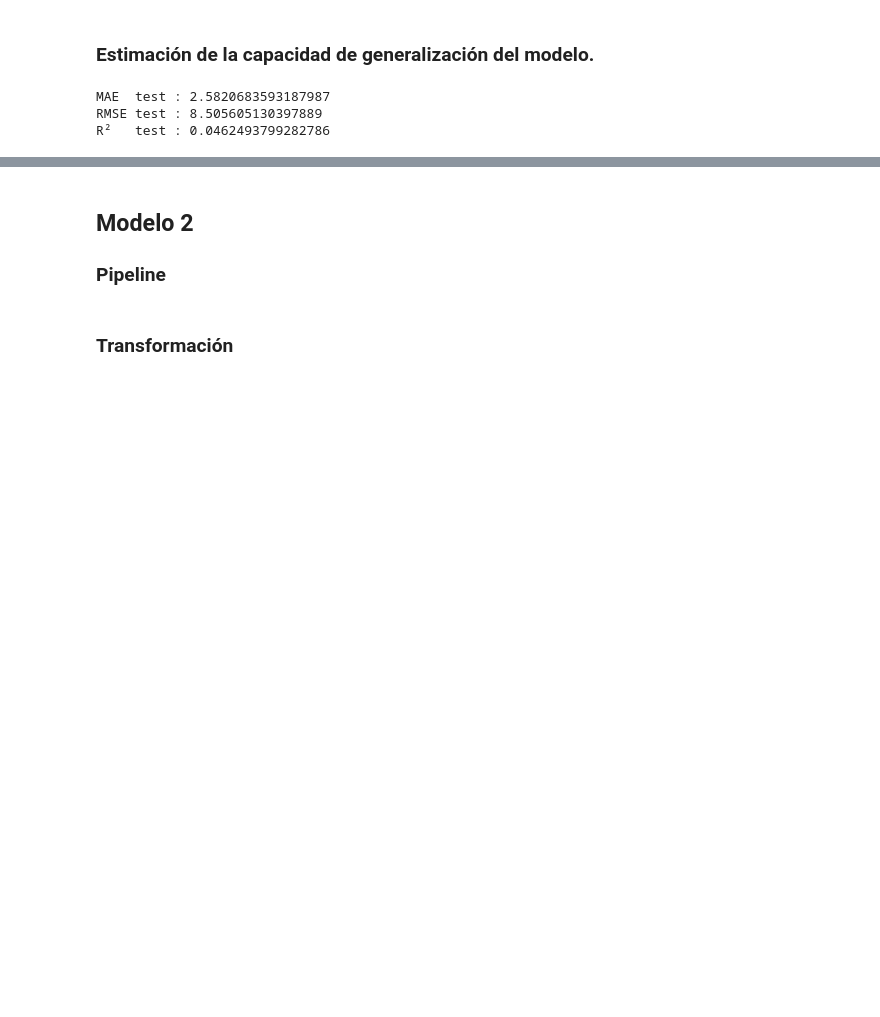
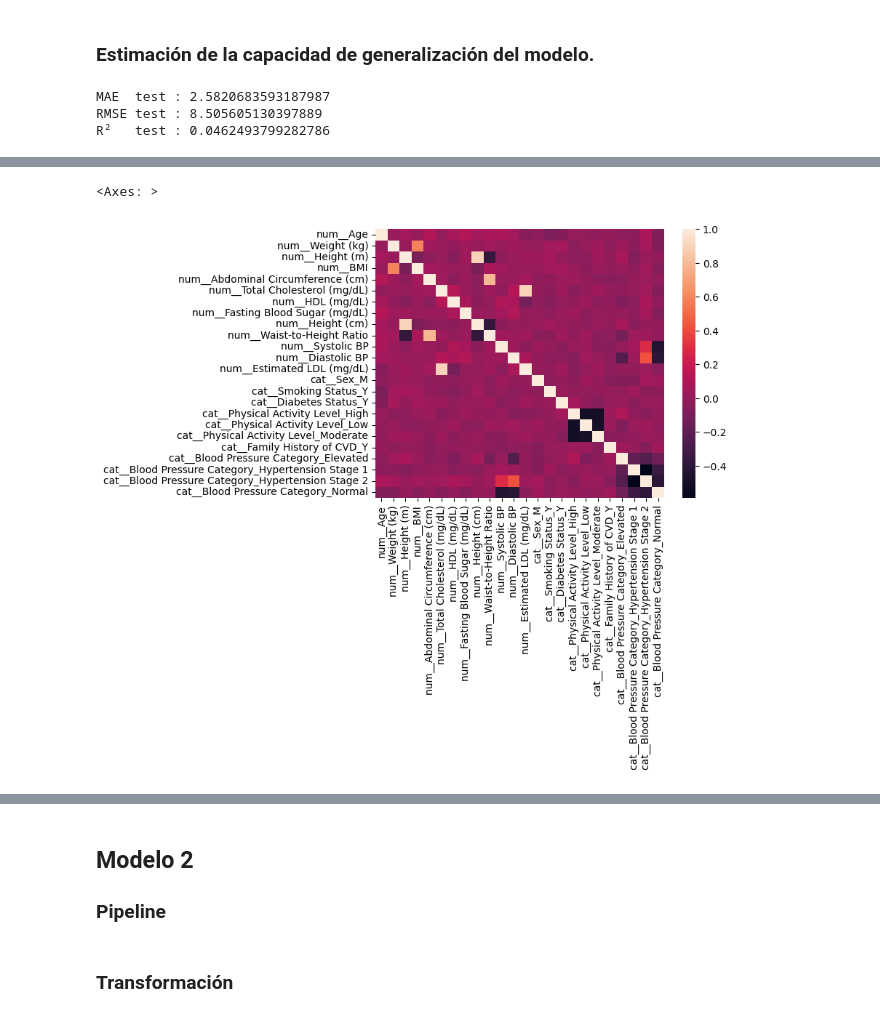
Before and after one commit to ML-2026-10/Lab1-LinearRegression, a Jupyter notebook: ml_lab1.ipynb, the cells around one changed output, grey strips where cells are left out. Saved outputs shown, nothing was run; the diff lists cells and outputs as text; code cells hidden in the pictures; blank space fills up the shorter version.

```diff
--- a/ml_lab1.ipynb
+++ b/ml_lab1.ipynb
@@ -896,0 +947,5 @@ coef_df
+# %%
+sns.heatmap(Xt_train_df.corr(numeric_only=True))
+# %% [output]
+<Axes: >
+[figure, added]
```
Also changed, not shown: parts of 32 cells of this notebook.
